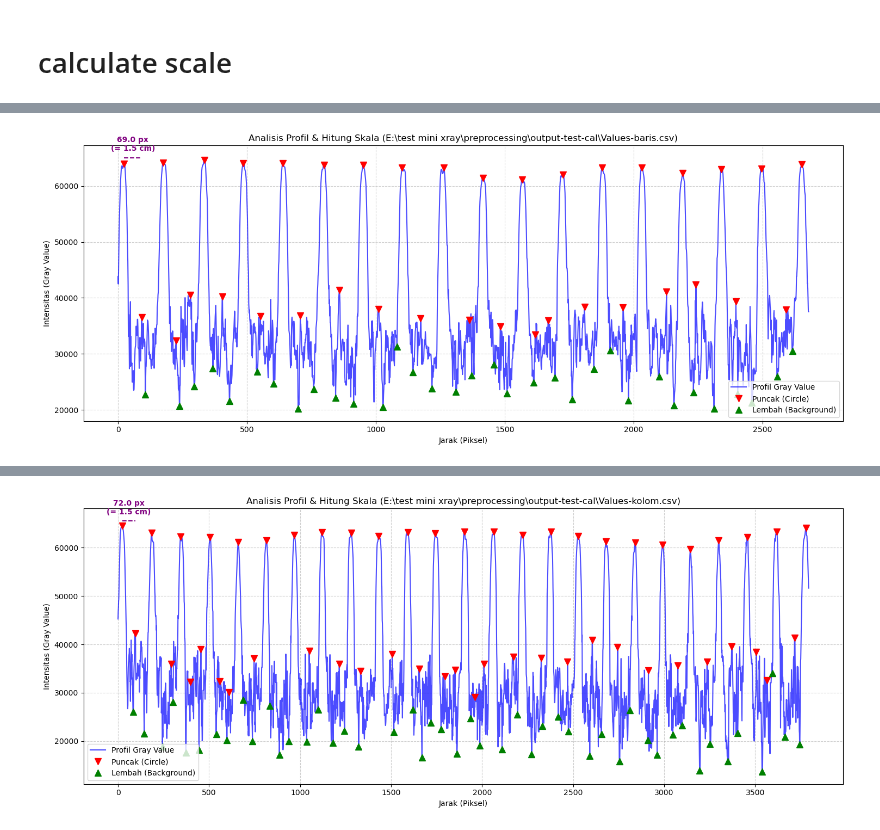
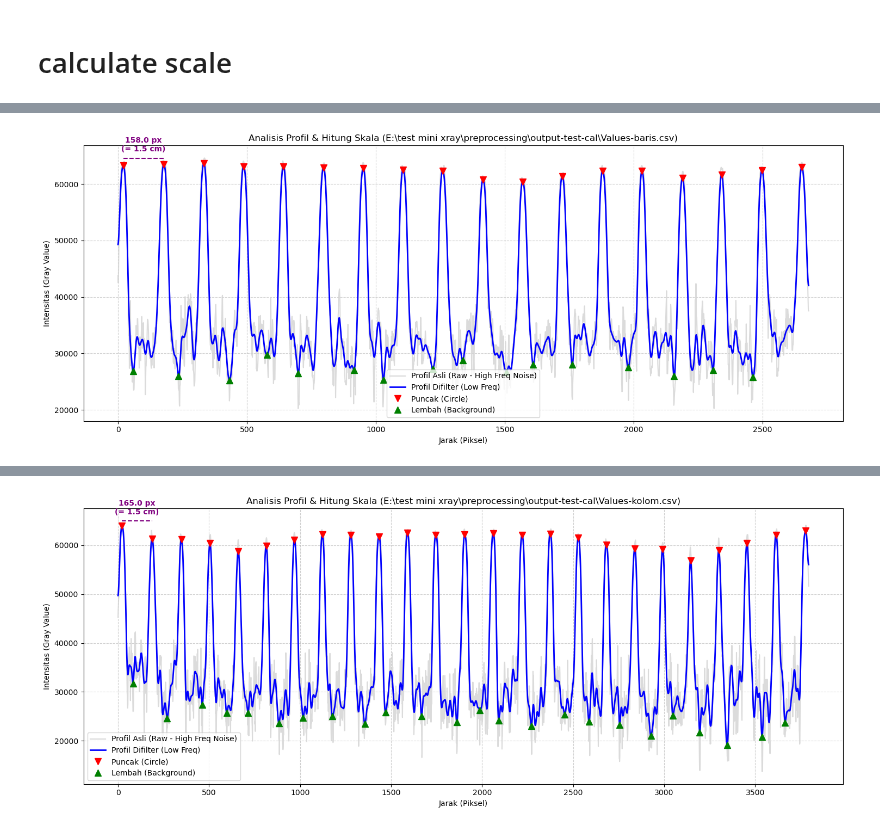
Before and after one commit to Madeena-software/imager-pipeline, a Jupyter notebook: try.ipynb, the cells around one changed output, grey strips where cells are left out. Saved outputs shown, nothing was run; the diff lists cells and outputs as text; code cells hidden in the pictures.

```diff
--- a/try.ipynb
+++ b/try.ipynb
@@ -188,6 +188,7 @@ import pandas as pd
 import numpy as np
 import matplotlib.pyplot as plt
 from scipy.signal import find_peaks
+from scipy.ndimage import gaussian_filter1d
 
 
 def analisis_profil_dan_skala(csv_path, jarak_fisik_cm=1.5):
@@ -204,30 +205,38 @@ def analisis_profil_dan_skala(csv_path, jarak_fisik_cm=1.5):
     x = df["Distance_(pixels)"].values
     y = df["Gray_Value"].values
 
-    # 2. Cari Puncak (Peaks) - merepresentasikan lingkaran putih
-    # distance=50: Jarak minimum antar puncak diprediksi lebih dari 50 piksel
-    # prominence=2000: Puncak harus cukup menonjol dibanding sekitarnya (menghindari noise)
-    peaks, _ = find_peaks(y, distance=50, prominence=2000)
+    # 2. FILTERING (Mendapatkan Frekuensi Terkecil / Periode Terbesar)
+    # Gunakan Gaussian Filter untuk memuluskan data (Low-pass filter)
+    # sigma=5 akan menghilangkan noise frekuensi tinggi namun mempertahankan bentuk bukit utamanya
+    y_smoothed = gaussian_filter1d(y, sigma=5)
 
-    # 3. Cari Lembah (Valleys) - merepresentasikan area gelap di antara lingkaran
-    # Kita mencari puncak dari nilai negatifnya (-y)
-    valleys, _ = find_peaks(-y, distance=50, prominence=2000)
+    # 3. Cari Puncak (Peaks) pada sinyal yang sudah di-filter
+    # distance=100: Memaksa periode antar puncak minimal 100 piksel
+    # prominence=2000: Menjamin hanya bukit besar yang dihitung
+    peaks, _ = find_peaks(y_smoothed, distance=100, prominence=2000)
 
-    # 4. Hitung Jarak (Piksel) dan Skala
+    # 4. Cari Lembah (Valleys)
+    valleys, _ = find_peaks(-y_smoothed, distance=100, prominence=2000)
+
+    # 5. Hitung Jarak (Piksel) dan Skala
     x_peaks = x[peaks]
 
     if len(x_peaks) < 2:
         print("Puncak tidak cukup untuk menghitung jarak!")
         return
 
-    # --- TAMBAHAN: Print detail Koordinat Puncak dan Lembah ---
+    # --- Print detail Koordinat Puncak dan Lembah ---
     print("\n[DETAIL PUNCAK (Lingkaran Putih)]")
     for i, p in enumerate(peaks):
-        print(f"  Puncak {i+1}: X = {x[p]:.1f} px, Intensitas (Y) = {y[p]:.1f}")
+        print(
+            f"  Puncak {i+1}: X = {x[p]:.1f} px, Intensitas (Y) = {y_smoothed[p]:.1f}"
+        )
 
     print("\n[DETAIL LEMBAH (Background Gelap)]")
     for i, v in enumerate(valleys):
-        print(f"  Lembah {i+1}: X = {x[v]:.1f} px, Intensitas (Y) = {y[v]:.1f}")
+        print(
+            f"  Lembah {i+1}: X = {x[v]:.1f} px, Intensitas (Y) = {y_smoothed[v]:.1f}"
+        )
     print("-" * 40)
 
     # Hitung selisih jarak X (dalam piksel) antar puncak yang bersebelahan
@@ -246,21 +255,33 @@ def analisis_profil_dan_skala(csv_path, jarak_fisik_cm=1.5):
     print(f"Skala akhir: 1 cm = {pixel_per_cm:.2f} piksel")
     print(f"Skala akhir: 1 piksel = {cm_per_pixel:.4f} cm\n")
 
-    # 5. Visualisasi (Plot)
+    # 6. Visualisasi (Plot)
     plt.figure(figsize=(15, 6))
 
-    # Plot garis profil asli
-    plt.plot(x, y, label="Profil Gray Value", color="blue", alpha=0.7)
+    # Plot garis profil asli (agak transparan sebagai referensi noise)
+    plt.plot(
+        x, y, label="Profil Asli (Raw - High Freq Noise)", color="lightgray", alpha=0.8
+    )
+
+    # Plot garis profil yang sudah difilter (tegas)
+    plt.plot(
+        x, y_smoothed, label="Profil Difilter (Low Freq)", color="blue", linewidth=2
+    )
 
     # Plot titik Puncak
     plt.plot(
-        x[peaks], y[peaks], "v", color="red", markersize=8, label="Puncak (Circle)"
+        x[peaks],
+        y_smoothed[peaks],
+        "v",
+        color="red",
+        markersize=8,
+        label="Puncak (Circle)",
     )
 
     # Plot titik Lembah
     plt.plot(
         x[valleys],
-        y[valleys],
+        y_smoothed[valleys],
         "^",
         color="green",
         markersize=8,
@@ -269,8 +290,8 @@ def analisis_profil_dan_skala(csv_path, jarak_fisik_cm=1.5):
 
     # Beri anotasi jarak pada 2 puncak pertama sebagai contoh
     if len(x_peaks) >= 2:
-        x1, y1 = x_peaks[0], y[peaks[0]]
-        x2, y2 = x_peaks[1], y[peaks[1]]
+        x1, y1 = x_peaks[0], y_smoothed[peaks[0]]
+        x2, y2 = x_peaks[1], y_smoothed[peaks[1]]
         mid_x = (x1 + x2) / 2
         # Gambar garis horizontal penghubung antar dua puncak pertama
         plt.hlines(
@@ -297,10 +318,6 @@ def analisis_profil_dan_skala(csv_path, jarak_fisik_cm=1.5):
 
 # --- Cara Menjalankan ---
 if __name__ == "__main__":
-    # Pastikan file CSV berada di folder yang sama dengan script ini,
-    # atau sesuaikan path-nya.
-    # PERBAIKAN: Gunakan huruf 'r' (raw string) di depan path Windows.
-
     # Analisis profil baris
     analisis_profil_dan_skala(
         r"E:\test mini xray\preprocessing\output-test-cal\Values-baris.csv",
@@ -333,4 +350,4 @@ Skala akhir: 1 piksel = 0.0205 cm
-[figure, old version]
+[figure, new version]
 --- Menganalisis: E:\test mini xray\preprocessing\output-test-cal\Values-kolom.csv ---
 
 [DETAIL PUNCAK (Lingkaran Putih)]
@@ -351 +368 @@ Skala akhir: 1 piksel = 0.0208 cm
-[figure, old version]
+[figure, new version]
```
Also changed, not shown: parts of 1 cell of this notebook, 1 other file.
